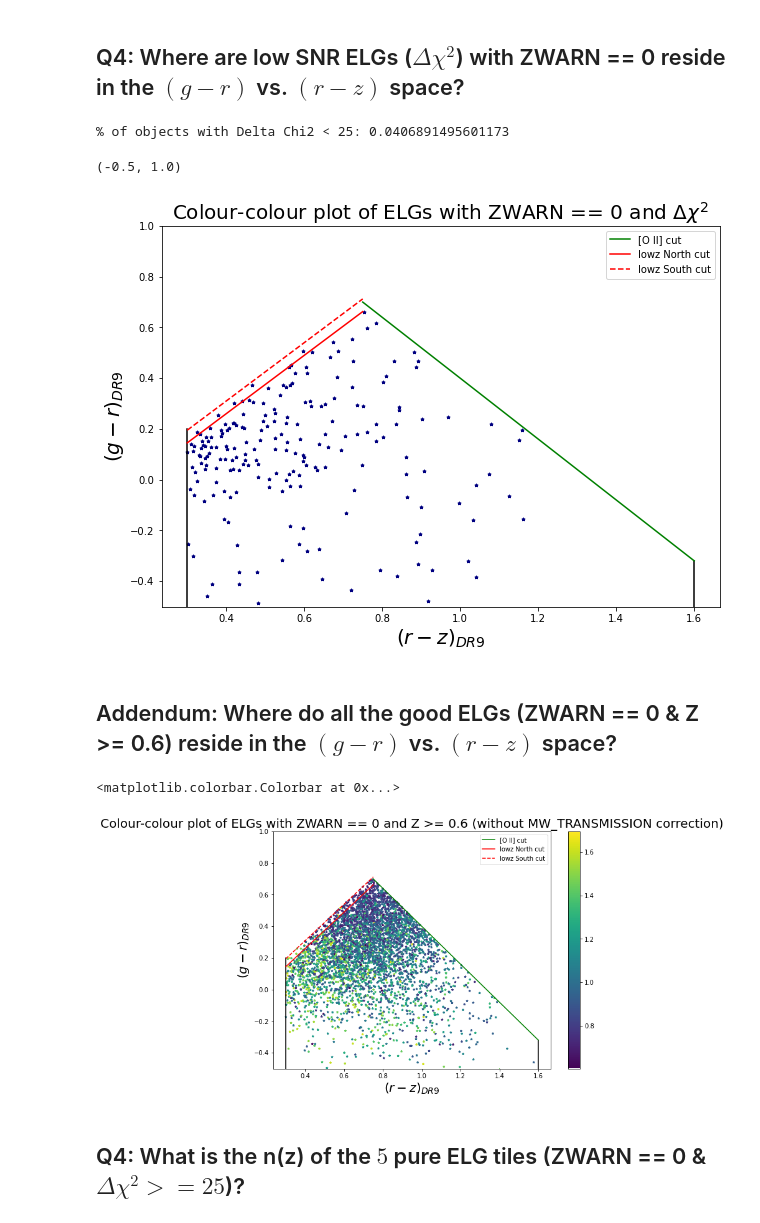
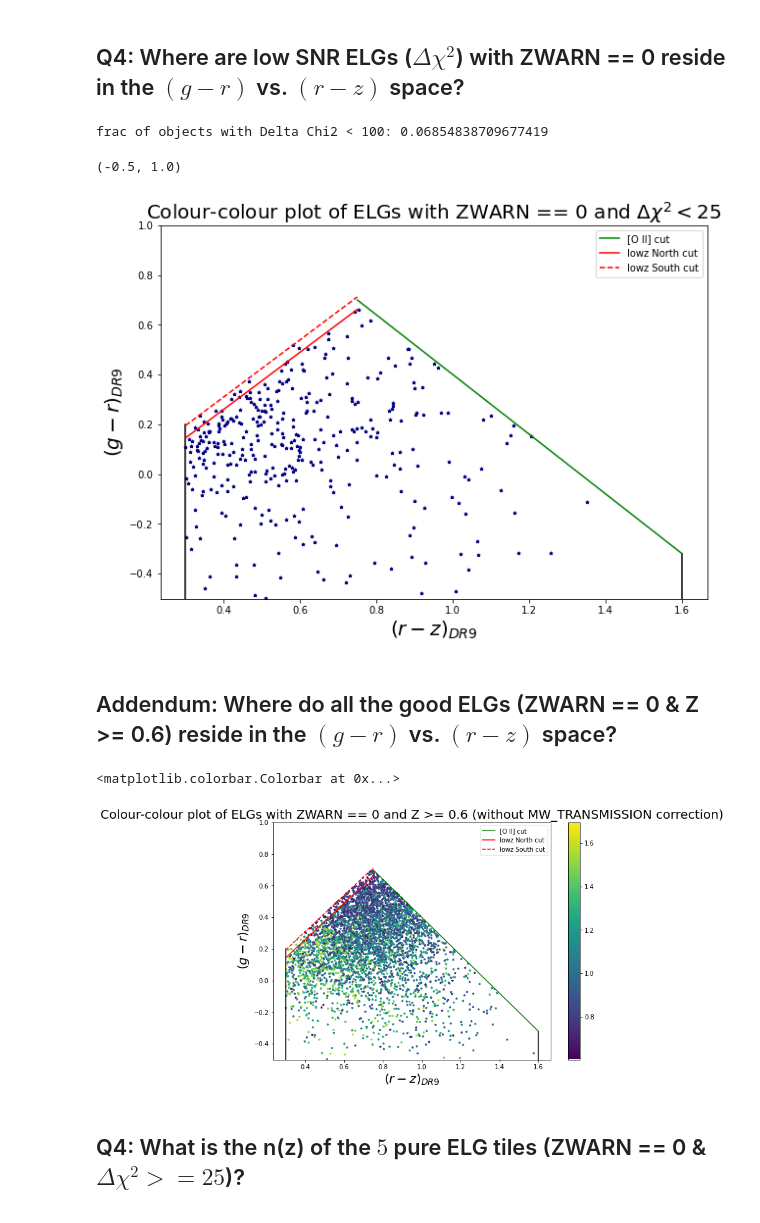
Before and after one commit to tanveerkarim/desi_sv_elg_nz, a Jupyter notebook: blanc_nz.ipynb, the cells around one changed output. Saved outputs shown, nothing was run; the diff lists cells and outputs as text; code cells hidden in the pictures.

```diff
--- a/blanc_nz.ipynb
+++ b/blanc_nz.ipynb
@@ -40,16 +44,18 @@ if len(targetids) < len(sv1all):
 targetcol = 'SV1_DESI_TARGET'
 elgMask = desi_mask.mask('ELG_FDR_GFIB')
 
+DELTACHI2_threshold = 50
+
 desi_target = sv1all[targetcol]
 isGal = (sv1all['SPECTYPE'] == 'GALAXY')
 isRedshift = (sv1all['ZWARN'] == 0)
-isDeltaChi2_25 = (sv1all['DELTACHI2'] >= 25) #to select objects with SNR >= 5
+isDeltaChi2 = (sv1all['DELTACHI2'] >= DELTACHI2_threshold) #to select objects with SNR >= 5
 isELGonlyTile = (sv1all['TILEID'] == 80606) | (sv1all['TILEID'] == 80608) | (sv1all['TILEID'] == 80610) | (sv1all['TILEID'] == 80621) | (sv1all['TILEID'] == 80623) #select ELG target tiles only
 
 #apply flags
 istotalELG = isGal & ((desi_target & elgMask) != 0) & isELGonlyTile
 isGoodRedzELG = istotalELG & isRedshift
-isGoodZChi2ELG = isGoodRedzELG & isDeltaChi2_25
+isGoodZChi2ELG = isGoodRedzELG & isDeltaChi2
 isNoRedzELG = istotalELG & (~isRedshift)
 #isGoodRedzELG = isGal & isRedshift & ((desi_target & elgMask) != 0) & isELGonlyTile
 #isNoRedzELG = isGal & (~isRedshift) & ((desi_target & elgMask) != 0) & isELGonlyTile
@@ -155,21 +161,21 @@ plt.ylim([-.5, 1])
 ## Q4: Where are low SNR ELGs ($\Delta \chi^2$) with ZWARN == 0 reside in the $(g - r)$ vs. $(r - z)$ space?
 # %%
 islowSNR = isGoodRedzELG & (~isGoodZChi2ELG)
-print(f"% of objects with Delta Chi2 < 25: {np.sum(islowSNR)/np.sum(istotalELG)}")
+print(f"frac of objects with Delta Chi2 < 100: {np.sum(islowSNR)/np.sum(istotalELG)}")
 # %% [output]
-% of objects with Delta Chi2 < 25: 0.0406891495601173
+frac of objects with Delta Chi2 < 100: 0.06854838709677419
 # %%
 plt.figure(figsize=(10, 7))
 fdr_plot()
 plt.scatter(rz[islowSNR], gr[islowSNR], marker = "*", s = 10, c = 'navy')
 plt.ylabel(r"$(g - r)_{DR9}$", fontsize = fs)
 plt.xlabel(r"$(r - z)_{DR9}$", fontsize = fs)
 plt.legend(loc = 'best')
-plt.title(r"Colour-colour plot of ELGs with ZWARN == 0 and $\Delta \chi^2$", fontsize = fs)
+plt.title(r"Colour-colour plot of ELGs with ZWARN == 0 and $\Delta \chi^2 < 25$", fontsize = fs)
 plt.ylim([-.5, 1])
 # %% [output]
 (-0.5, 1.0)
-[figure, old version]
+[figure, new version]
 # %% [markdown]
 ## Addendum: Where do all the good ELGs (ZWARN == 0 & Z >= 0.6) reside in the $(g - r)$ vs. $(r - z)$ space?
 # %%
@@ -190,7 +196,7 @@ plt.ylim([-.5, 1])
 plt.colorbar()
 # %% [output]
 <matplotlib.colorbar.Colorbar at 0x...>
-[figure, old version]
+[figure, new version]
 # %% [markdown]
 ## Q4: What is the n(z) of the $5$ pure ELG tiles (ZWARN == 0 & $\Delta \chi^2 >= 25$)?
 # %%
```
Also changed, not shown: parts of 23 cells of this notebook, 1 other file.
